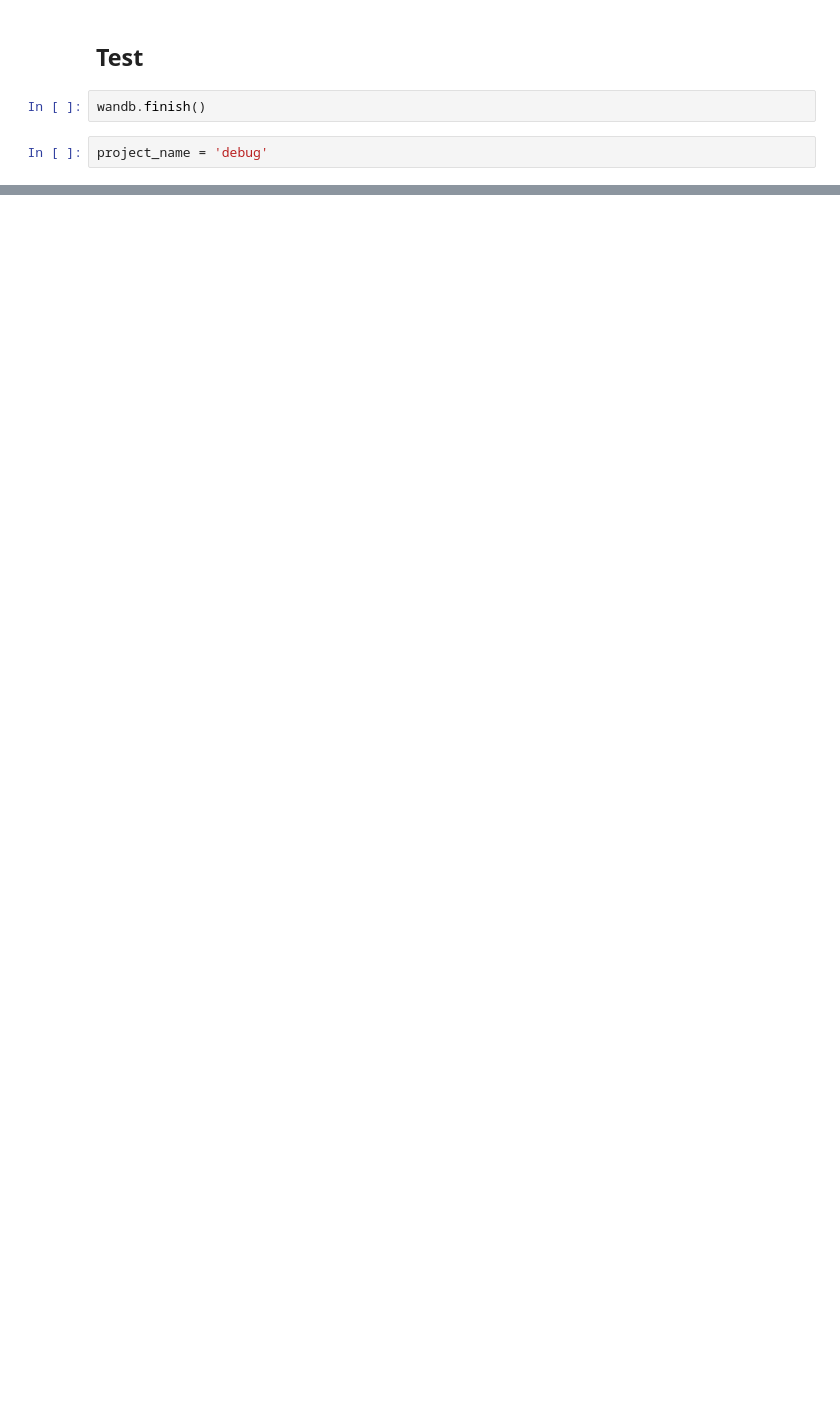
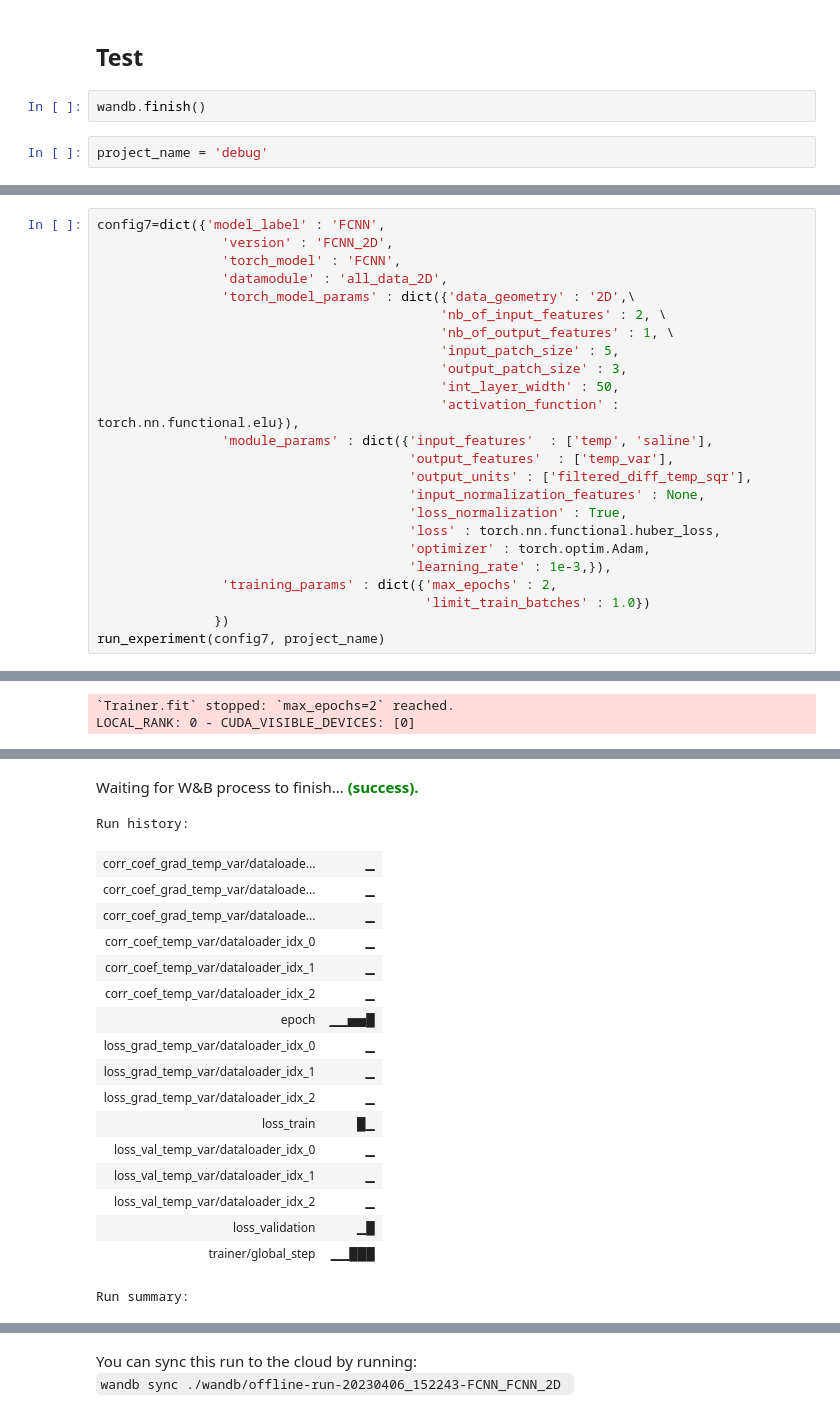
Before and after one commit to anastasiaGor/oceanDataNotebooks, a Jupyter notebook: parametrization_NN/00-code_and_test.ipynb, the cells around one changed output, grey strips where cells are left out. Saved outputs shown, nothing was run; the diff lists cells and outputs as text; blank space fills up the shorter version.

```diff
--- a/parametrization_NN/00-code_and_test.ipynb
+++ b/parametrization_NN/00-code_and_test.ipynb
@@ -1025,0 +1017,25 @@ Find logs at: ./wandb/offline-run-20230314_190515-CNN_CNN_2D/logs
+# %%
+config7=dict({'model_label' : 'FCNN',
+                'version' : 'FCNN_2D',
+                'torch_model' : 'FCNN',
+                'datamodule' : 'all_data_2D',
+                'torch_model_params' : dict({'data_geometry' : '2D',\
+                                            'nb_of_input_features' : 2, \
+                                            'nb_of_output_features' : 1, \
+                                            'input_patch_size' : 5,
+                                            'output_patch_size' : 3,
+                                            'int_layer_width' : 50,
+                                            'activation_function' : torch.nn.functional.elu}),
+                'module_params' : dict({'input_features'  : ['temp', 'saline'],
+                                        'output_features'  : ['temp_var'],
+                                        'output_units' : ['filtered_diff_temp_sqr'],
+                                        'input_normalization_features' : None,
+                                        'loss_normalization' : True,
+                                        'loss' : torch.nn.functional.huber_loss,
+                                        'optimizer' : torch.optim.Adam,
+                                        'learning_rate' : 1e-3,}),
+                'training_params' : dict({'max_epochs' : 2,
+                                          'limit_train_batches' : 1.0})
+               })
+run_experiment(config7, project_name)
+# %% [output]
@@ -1025,0 +1060,2 @@ Find logs at: ./wandb/offline-run-20230314_190515-CNN_CNN_2D/logs
+`Trainer.fit` stopped: `max_epochs=2` reached.
+LOCAL_RANK: 0 - CUDA_VISIBLE_DEVICES: [0]
@@ -1025,0 +1070,19 @@ Find logs at: ./wandb/offline-run-20230314_190515-CNN_CNN_2D/logs
+Waiting for W&B process to finish... (success).
+Run history:
+| corr_coef_grad_temp_var/dataloade... | ▁ |
+| corr_coef_grad_temp_var/dataloade... | ▁ |
+| corr_coef_grad_temp_var/dataloade... | ▁ |
+| corr_coef_temp_var/dataloader_idx_0 | ▁ |
+| corr_coef_temp_var/dataloader_idx_1 | ▁ |
+| corr_coef_temp_var/dataloader_idx_2 | ▁ |
+| epoch | ▁▁▅▅█ |
+| loss_grad_temp_var/dataloader_idx_0 | ▁ |
+| loss_grad_temp_var/dataloader_idx_1 | ▁ |
+| loss_grad_temp_var/dataloader_idx_2 | ▁ |
+| loss_train | █▁ |
+| loss_val_temp_var/dataloader_idx_0 | ▁ |
+| loss_val_temp_var/dataloader_idx_1 | ▁ |
+| loss_val_temp_var/dataloader_idx_2 | ▁ |
+| loss_validation | ▁█ |
+| trainer/global_step | ▁▁███ |
+Run summary:
@@ -1025,0 +1105,2 @@ Find logs at: ./wandb/offline-run-20230314_190515-CNN_CNN_2D/logs
+You can sync this run to the cloud by running:
+wandb sync ./wandb/offline-run-20230406_152243-FCNN_FCNN_2D
```
Also changed, not shown: parts of 25 cells of this notebook, 1 other file.
